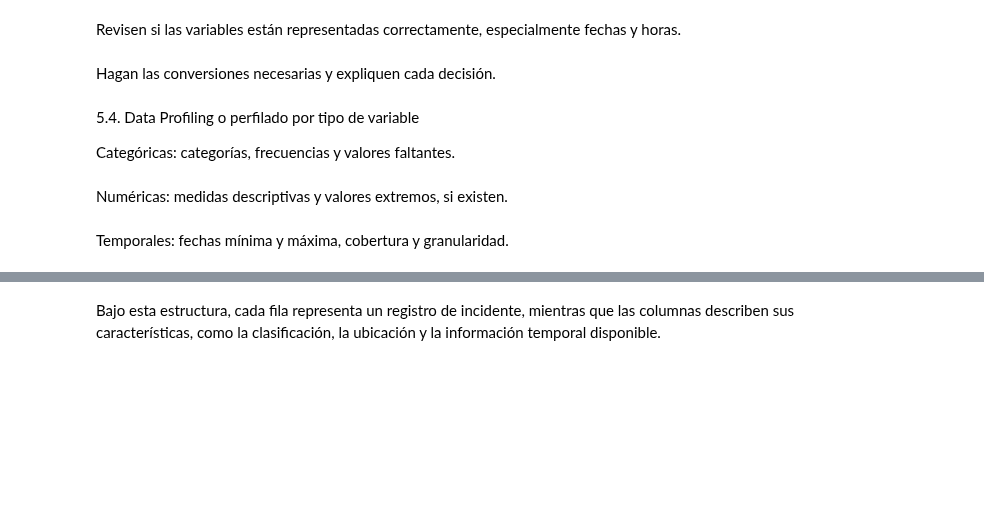
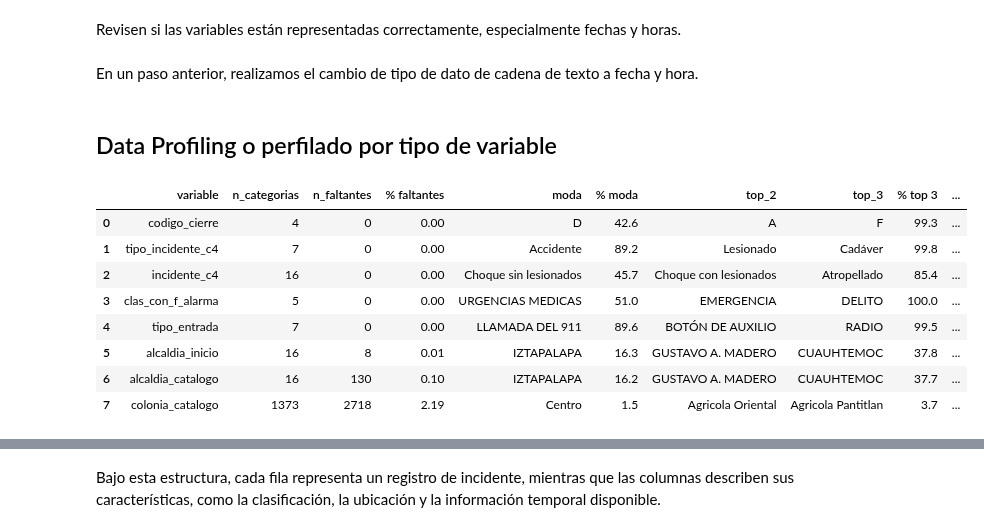
Before and after one commit to xuxonv-sys/ds-project-team2, a Jupyter notebook: notebooks/nb01_estructura_perfilado.ipynb, the cells around one changed output, grey strips where cells are left out. Drawn from its saved outputs; the diff is of its cells as text; code cells hidden in the pictures; blank space fills up the shorter version.

```diff
--- a/notebooks/nb01_estructura_perfilado.ipynb
+++ b/notebooks/nb01_estructura_perfilado.ipynb
@@ -257,9 +189,0 @@ df.head()
-# %%
-# Dimensiones de la base de datos
-print("Número de registros:", df.shape[0])
-print("Número de variables:", df.shape[1])
-
-# Nombres de las variables
-print("\nNombres de las variables:")
-for i, columna in enumerate(df.columns, start=1):
-    print(f"{i}. {columna}")
@@ -313,10 +227,4 @@ df.columns = df.columns.str.lower().str.replace(" ", "_")
 # %%
 # Dimensiones de la base de datos
-print("Número de registros:", df.shape[0])
-print("Número de variables:", df.shape[1])
-
-# Nombres de las variables
-print("\nNombres de las variables:")
-for i, columna in enumerate(df.columns, start=1):
-    print(f"{i}. {columna}")
+df.shape
 # %% [output]
@@ -478,16 +328,44 @@ Coordenadas faltantes o no numéricas: 0
 Revisen si las variables están representadas correctamente, especialmente fechas y horas.
 # %%
 df[['fecha_hora_creacion', 'fecha_hora_cierre']].sample(10, random_state=123)
-# %%
-df['Fecha_hora_creacion'] = pd.to_datetime(df['fecha_hora_creacion'] , errors='coerce')
-df['fecha_hora_cierre'] = pd.to_datetime(df['fecha_hora_cierre'] , errors='coerce')
-# %% [markdown]
-Hagan las conversiones necesarias y expliquen cada decisión.
+# %% [markdown]
+En un paso anterior, realizamos el cambio de tipo de dato de cadena de texto a fecha y hora.
 # %% [markdown]
-5.4. Data Profiling o perfilado por tipo de variable
-
-Categóricas: categorías, frecuencias y valores faltantes.
+## Data Profiling o perfilado por tipo de variable
-# %% [markdown]
-Numéricas: medidas descriptivas y valores extremos, si existen.
-# %% [markdown]
-Temporales: fechas mínima y máxima, cobertura y granularidad.
+# %%
+vars_categoricas = ["codigo_cierre", "tipo_incidente_c4", "incidente_c4", "clas_con_f_alarma",
+                    "tipo_entrada", "alcaldia_inicio", "alcaldia_catalogo", "colonia_catalogo"]
+
+
+def analizar_categoricas(df, columnas):
+    resultados = []
+    for columna in columnas:
+        frecuencias = df[columna].value_counts()
+        pct = frecuencias / frecuencias.sum() * 100
+
+        resultados.append({
+            "variable": columna,
+            "n_categorias": df[columna].nunique(),
+            "n_faltantes": df[columna].isnull().sum(),
+            "% faltantes": round(df[columna].isnull().mean() * 100, 2),
+            "moda": frecuencias.index[0],
+            "% moda": round(pct.iloc[0], 1),
+            "top_2": frecuencias.index[1],
+            "top_3": frecuencias.index[2],
+            "% top 3": round(pct.iloc[:3].sum(), 1),
+            "categorías <1%": int((pct < 1).sum()),
+        })
+    return pd.DataFrame(resultados)
+
+
+analizar_categoricas(df, vars_categoricas)
+# %% [output]
+|  | variable | n_categorias | n_faltantes | % faltantes | moda | % moda | top_2 | top_3 | % top 3 | ... |
+| 0 | codigo_cierre | 4 | 0 | 0.00 | D | 42.6 | A | F | 99.3 | ... |
+| 1 | tipo_incidente_c4 | 7 | 0 | 0.00 | Accidente | 89.2 | Lesionado | Cadáver | 99.8 | ... |
+| 2 | incidente_c4 | 16 | 0 | 0.00 | Choque sin lesionados | 45.7 | Choque con lesionados | Atropellado | 85.4 | ... |
+| 3 | clas_con_f_alarma | 5 | 0 | 0.00 | URGENCIAS MEDICAS | 51.0 | EMERGENCIA | DELITO | 100.0 | ... |
+| 4 | tipo_entrada | 7 | 0 | 0.00 | LLAMADA DEL 911 | 89.6 | BOTÓN DE AUXILIO | RADIO | 99.5 | ... |
+| 5 | alcaldia_inicio | 16 | 8 | 0.01 | IZTAPALAPA | 16.3 | GUSTAVO A. MADERO | CUAUHTEMOC | 37.8 | ... |
+| 6 | alcaldia_catalogo | 16 | 130 | 0.10 | IZTAPALAPA | 16.2 | GUSTAVO A. MADERO | CUAUHTEMOC | 37.7 | ... |
+| 7 | colonia_catalogo | 1373 | 2718 | 2.19 | Centro | 1.5 | Agricola Oriental | Agricola Pantitlan | 3.7 | ... |
```
Also changed, not shown: parts of 46 cells of this notebook.
